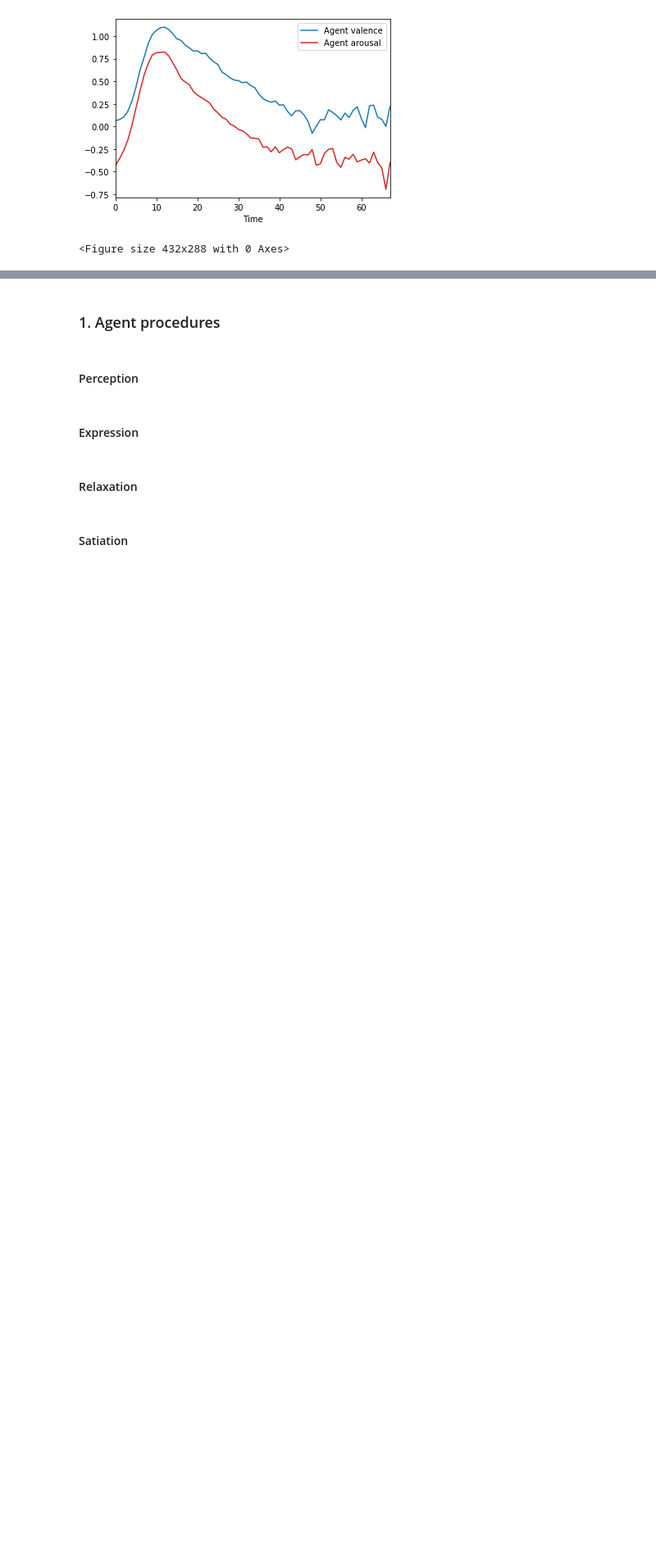
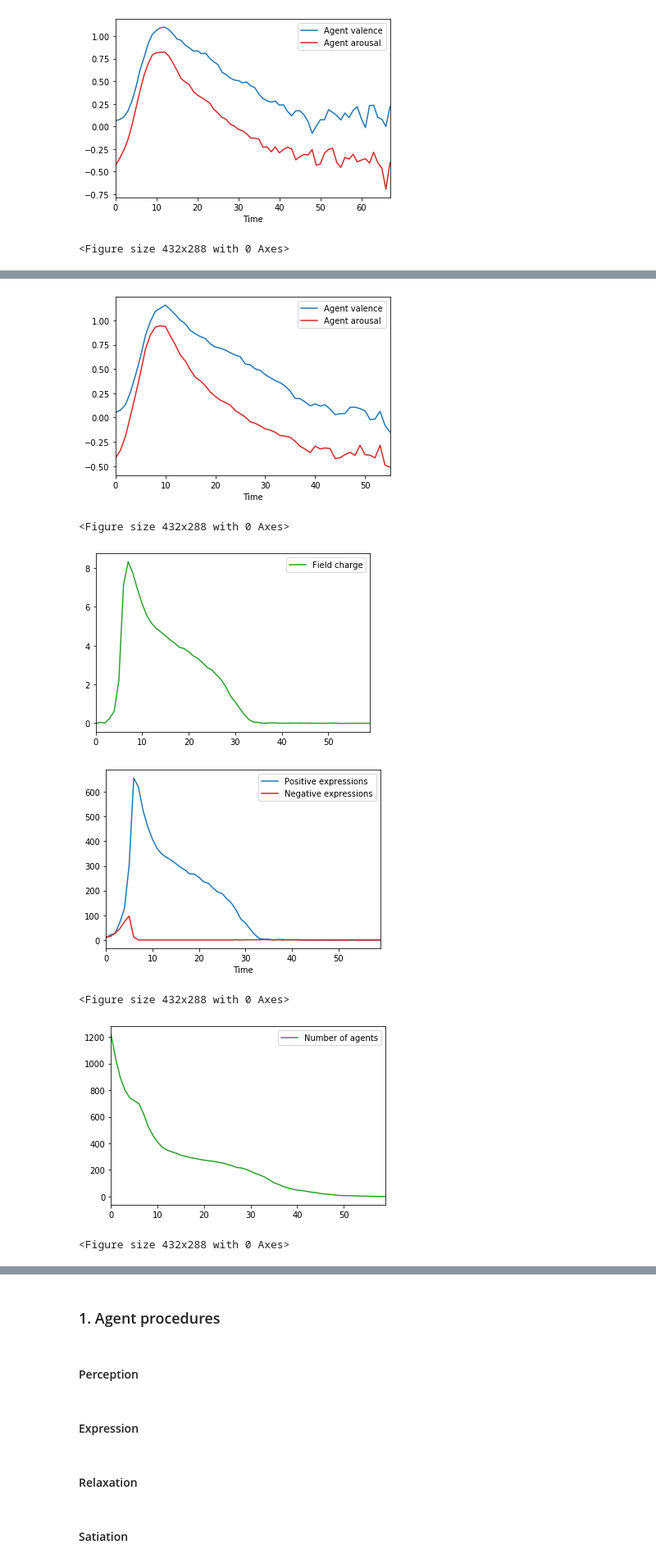
Before and after one commit to r-andre/abm-collective_emotions, a Jupyter notebook: documentation.ipynb, the cells around one changed output, grey strips where cells are left out. Shown: that part at 82% size. Saved outputs shown, nothing was run; the diff lists cells and outputs as text; code cells hidden in the pictures; blank space fills up the shorter version.

```diff
--- a/documentation.ipynb
+++ b/documentation.ipynb
@@ -124 +146,11 @@ for i in range(n):
+# %%
+model.analyze_data(model.start_simulation(1500,1500))
+# %% [output]
+[figure, added]
+<Figure size 432x288 with 0 Axes>
+[figure, added]
+[figure, added]
+<Figure size 432x288 with 0 Axes>
+[figure, added]
+<Figure size 432x288 with 0 Axes>
 # %% [markdown]
```
Also changed, not shown: parts of 6 cells of this notebook, 1 other file.
